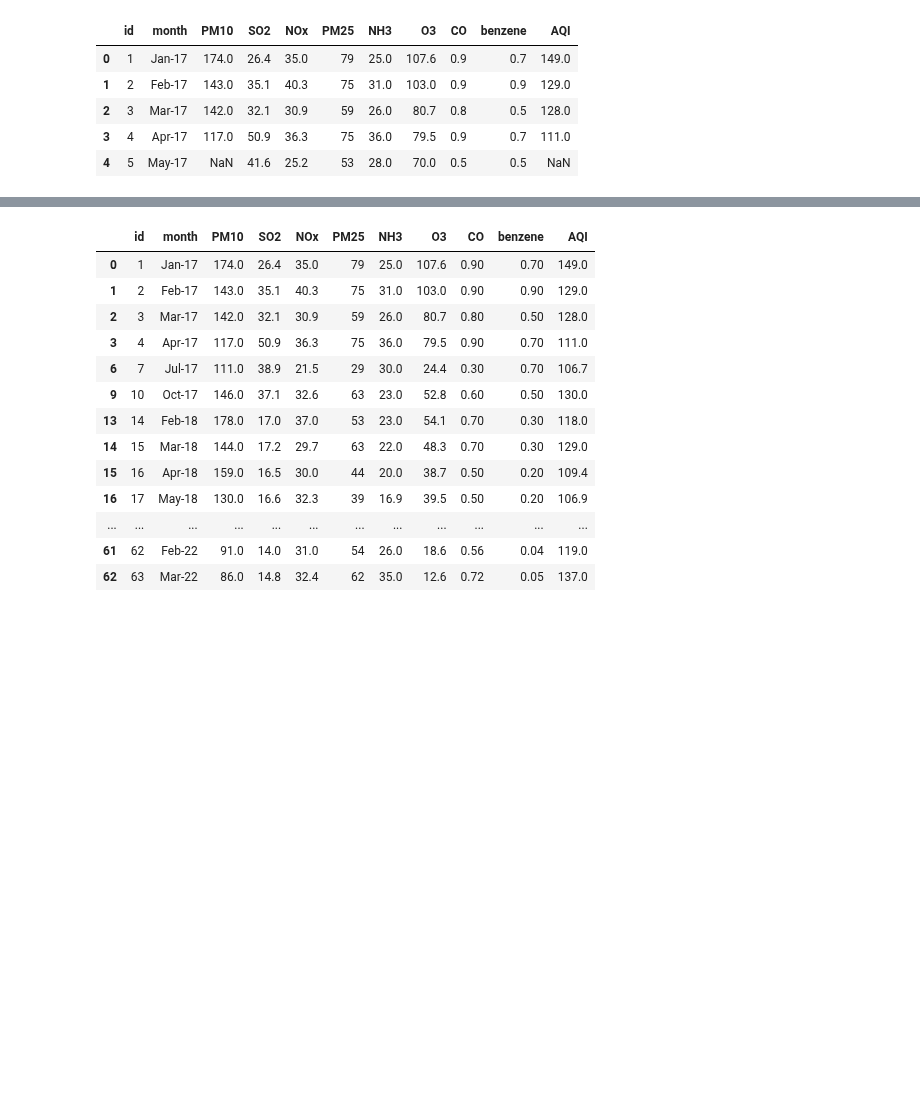
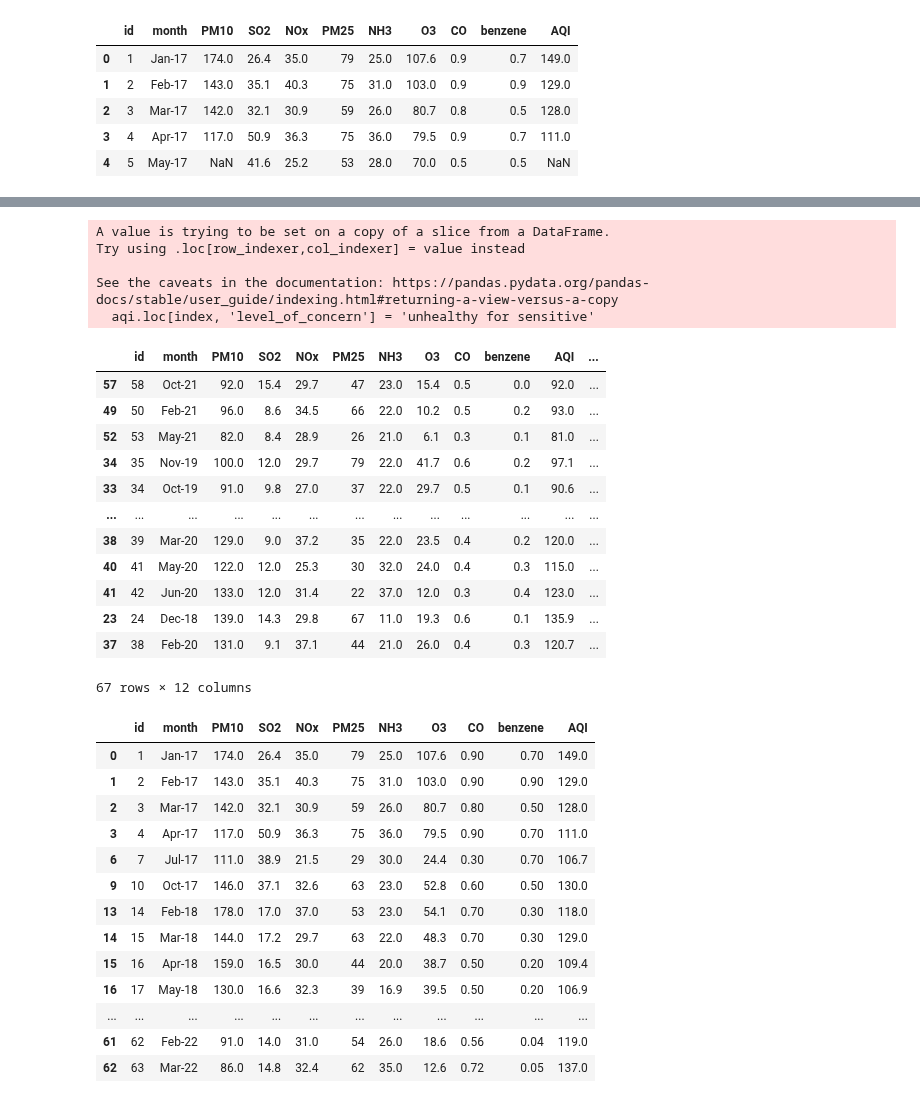
Before and after one commit to danileahacker/Air-Quality-in-Hyderabad-Pollution-Analysis, a Jupyter notebook: pollution_eda.ipynb, the cells around one changed output, grey strips where cells are left out. Cells and saved outputs as stored; diff of their text form; code cells hidden in the pictures; blank space fills up the shorter version.

```diff
--- a/pollution_eda.ipynb
+++ b/pollution_eda.ipynb
@@ -108,6 +108,44 @@ aqi.sort_values(by='AQI')
 # %%
 # creating new column with quality classification
 # with for loop
+
+for index, row in aqi.iterrows():
+    if row.AQI <50:
+        aqi.loc[index, 'level_of_concern'] = 'good'
+    elif row.AQI <100:
+        aqi.loc[index, 'level_of_concern'] = 'moderate'
+    elif row.AQI <150:
+        aqi.loc[index, 'level_of_concern'] = 'unhealthy for sensitive'
+    elif row.AQI <200:
+        aqi.loc[index, 'level_of_concern'] = 'unhealthy'
+    elif row.AQI <300:
+        aqi.loc[index, 'level_of_concern'] = 'very unhealthy'
+    elif row.AQI >301:
+        aqi.loc[index, 'level_of_concern'] = 'hazardous'
+    else: # for any null values / mistakes
+        aqi.loc[index, 'level_of_concern'] = '-1'
+# %% [output]
+A value is trying to be set on a copy of a slice from a DataFrame.
+Try using .loc[row_indexer,col_indexer] = value instead
+
+See the caveats in the documentation: https://pandas.pydata.org/pandas-docs/stable/user_guide/indexing.html#returning-a-view-versus-a-copy
+  aqi.loc[index, 'level_of_concern'] = 'unhealthy for sensitive'
+# %%
+aqi.sort_values(by = 'level_of_concern')
+# %% [output]
+|  | id | month | PM10 | SO2 | NOx | PM25 | NH3 | O3 | CO | benzene | AQI | ... |
+| 57 | 58 | Oct-21 | 92.0 | 15.4 | 29.7 | 47 | 23.0 | 15.4 | 0.5 | 0.0 | 92.0 | ... |
+| 49 | 50 | Feb-21 | 96.0 | 8.6 | 34.5 | 66 | 22.0 | 10.2 | 0.5 | 0.2 | 93.0 | ... |
+| 52 | 53 | May-21 | 82.0 | 8.4 | 28.9 | 26 | 21.0 | 6.1 | 0.3 | 0.1 | 81.0 | ... |
+| 34 | 35 | Nov-19 | 100.0 | 12.0 | 29.7 | 79 | 22.0 | 41.7 | 0.6 | 0.2 | 97.1 | ... |
+| 33 | 34 | Oct-19 | 91.0 | 9.8 | 27.0 | 37 | 22.0 | 29.7 | 0.5 | 0.1 | 90.6 | ... |
+| ... | ... | ... | ... | ... | ... | ... | ... | ... | ... | ... | ... | ... |
+| 38 | 39 | Mar-20 | 129.0 | 9.0 | 37.2 | 35 | 22.0 | 23.5 | 0.4 | 0.2 | 120.0 | ... |
+| 40 | 41 | May-20 | 122.0 | 12.0 | 25.3 | 30 | 32.0 | 24.0 | 0.4 | 0.3 | 115.0 | ... |
+| 41 | 42 | Jun-20 | 133.0 | 12.0 | 31.4 | 22 | 37.0 | 12.0 | 0.3 | 0.4 | 123.0 | ... |
+| 23 | 24 | Dec-18 | 139.0 | 14.3 | 29.8 | 67 | 11.0 | 19.3 | 0.6 | 0.1 | 135.9 | ... |
+| 37 | 38 | Feb-20 | 131.0 | 9.1 | 37.1 | 44 | 21.0 | 26.0 | 0.4 | 0.3 | 120.7 | ... |
+67 rows × 12 columns
 # %%
 aqi.loc[(aqi.AQI < 150) & (aqi.AQI > 100)]
 # %% [output]
```
Also changed, not shown: parts of 3 cells of this notebook.
